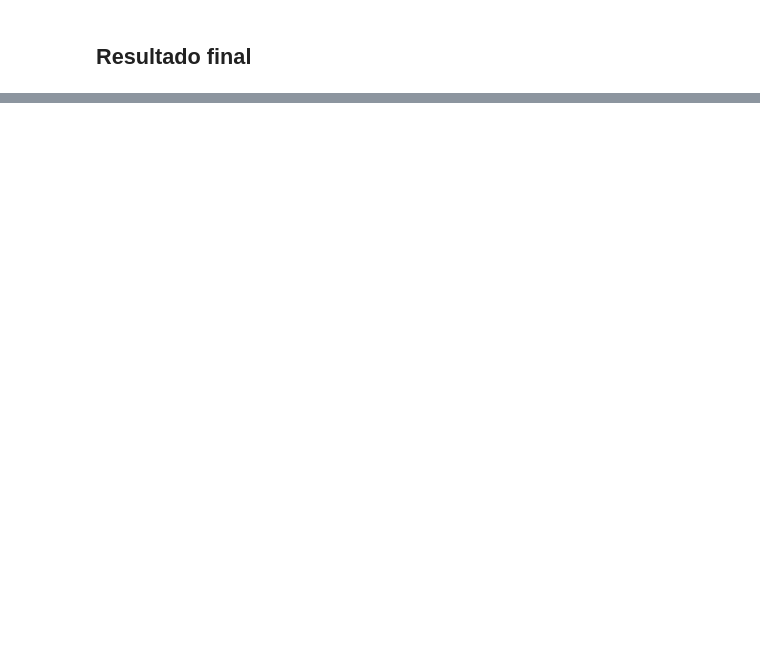
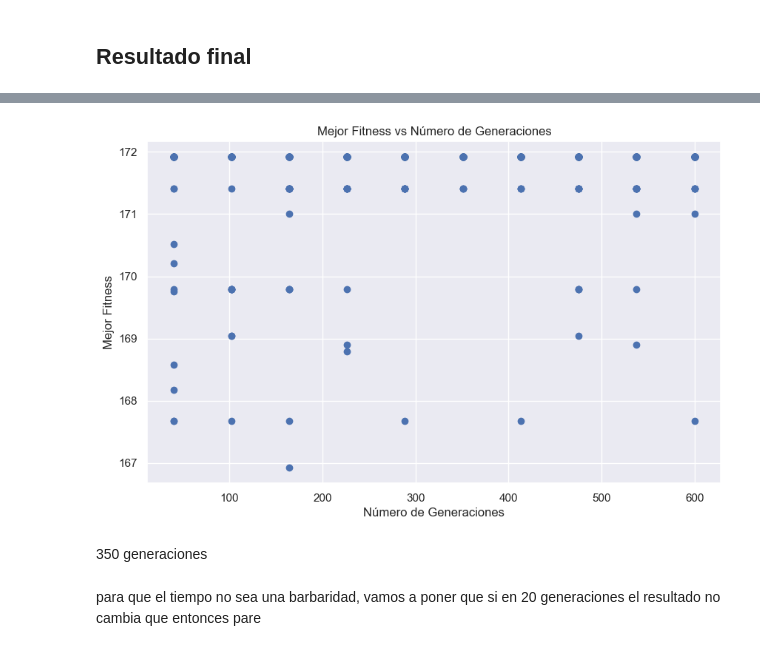
Before and after one commit to MarRamiro/TFG-mates, a Jupyter notebook: GA_basket_parte1.ipynb, the cells around one changed output, grey strips where cells are left out. Cells and saved outputs as stored; diff of their text form; code cells hidden in the pictures; blank space fills up the shorter version.

```diff
--- a/GA_basket_parte1.ipynb
+++ b/GA_basket_parte1.ipynb
@@ -428,0 +1089,18 @@ También estaría bien que se mostraran gráficas de mejor resultado y demás co
+# %%
+# Cargar el archivo CSV
+df_resultados = pd.read_csv('resultados_num_generaciones_1_99_10_50.csv')
+
+# Crear el gráfico de dispersión
+plt.figure(figsize=(10,6))
+plt.scatter(df_resultados['num_generaciones'], df_resultados['mejor_fitness'])
+plt.title('Mejor Fitness vs Número de Generaciones')
+plt.xlabel('Número de Generaciones')
+plt.ylabel('Mejor Fitness')
+plt.grid(True)
+plt.show()
+# %% [output]
+[figure, added]
+# %% [markdown]
+350 generaciones
+# %% [markdown]
+para que el tiempo no sea una barbaridad, vamos a poner que si en 20 generaciones el resultado no cambia que entonces pare
```
Also changed, not shown: parts of 50 cells of this notebook, 1 other file.
